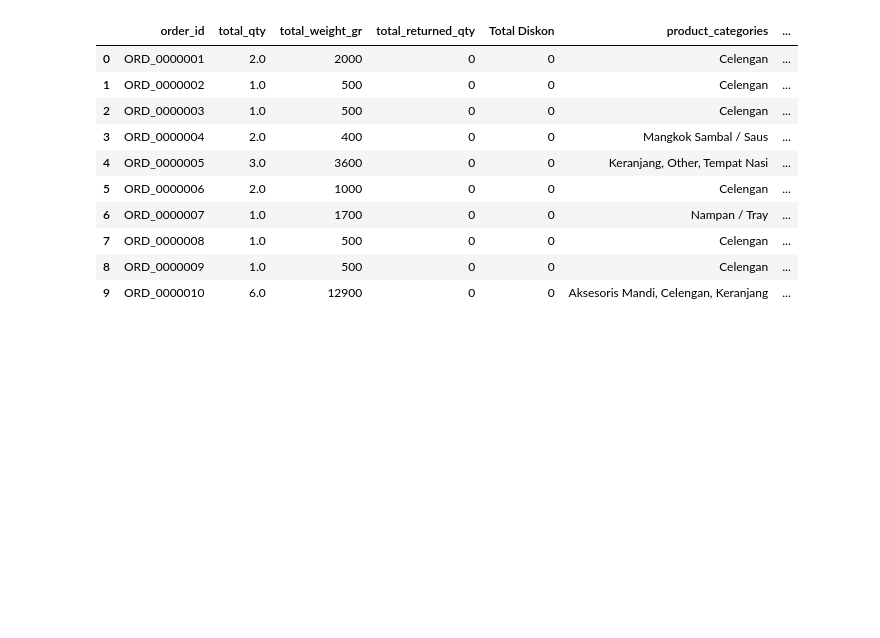
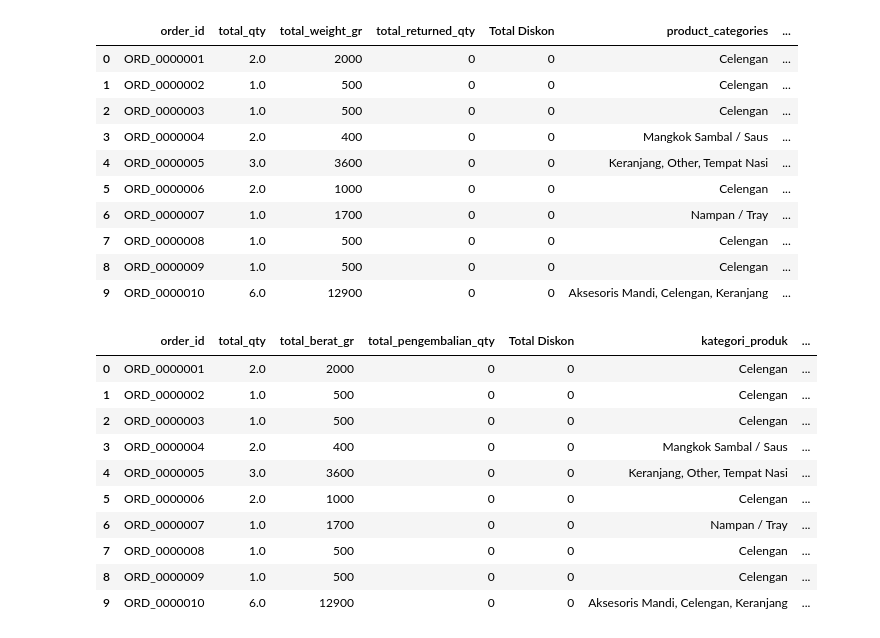
Before and after one commit to rottiiibakarr/Capstone_Project_Data_Cleaning, a Jupyter notebook: Portfolio_E-Commerce_Sales_Indonesia/data_cleaning.ipynb, the cells around one changed output. Saved outputs shown, nothing was run; the diff lists cells and outputs as text; code cells hidden in the pictures; blank space fills up the shorter version.

```diff
--- a/Portfolio_E-Commerce_Sales_Indonesia/data_cleaning.ipynb
+++ b/Portfolio_E-Commerce_Sales_Indonesia/data_cleaning.ipynb
@@ -100,3 +100,26 @@ dtype: int64
 | 7 | ORD_0000008 | 1.0 | 500 | 0 | 0 | Celengan | ... |
 | 8 | ORD_0000009 | 1.0 | 500 | 0 | 0 | Celengan | ... |
 | 9 | ORD_0000010 | 6.0 | 12900 | 0 | 0 | Aksesoris Mandi, Celengan, Keranjang | ... |
+# %%
+# Standarisasi
+df = df.rename(columns={
+    'total_weight_gr': 'total_berat_gr',
+    'total_returned_qty': 'total_pengembalian_qty',
+    'product_categories': 'kategori_produk',
+    'num_product_categories': 'jumlah_kategori_produk',
+    'order_date': 'tanggal_pesanan'
+})
+
+df.head(10)
+# %% [output]
+|  | order_id | total_qty | total_berat_gr | total_pengembalian_qty | Total Diskon | kategori_produk | ... |
+| 0 | ORD_0000001 | 2.0 | 2000 | 0 | 0 | Celengan | ... |
+| 1 | ORD_0000002 | 1.0 | 500 | 0 | 0 | Celengan | ... |
+| 2 | ORD_0000003 | 1.0 | 500 | 0 | 0 | Celengan | ... |
+| 3 | ORD_0000004 | 2.0 | 400 | 0 | 0 | Mangkok Sambal / Saus | ... |
+| 4 | ORD_0000005 | 3.0 | 3600 | 0 | 0 | Keranjang, Other, Tempat Nasi | ... |
+| 5 | ORD_0000006 | 2.0 | 1000 | 0 | 0 | Celengan | ... |
+| 6 | ORD_0000007 | 1.0 | 1700 | 0 | 0 | Nampan / Tray | ... |
+| 7 | ORD_0000008 | 1.0 | 500 | 0 | 0 | Celengan | ... |
+| 8 | ORD_0000009 | 1.0 | 500 | 0 | 0 | Celengan | ... |
+| 9 | ORD_0000010 | 6.0 | 12900 | 0 | 0 | Aksesoris Mandi, Celengan, Keranjang | ... |
```
